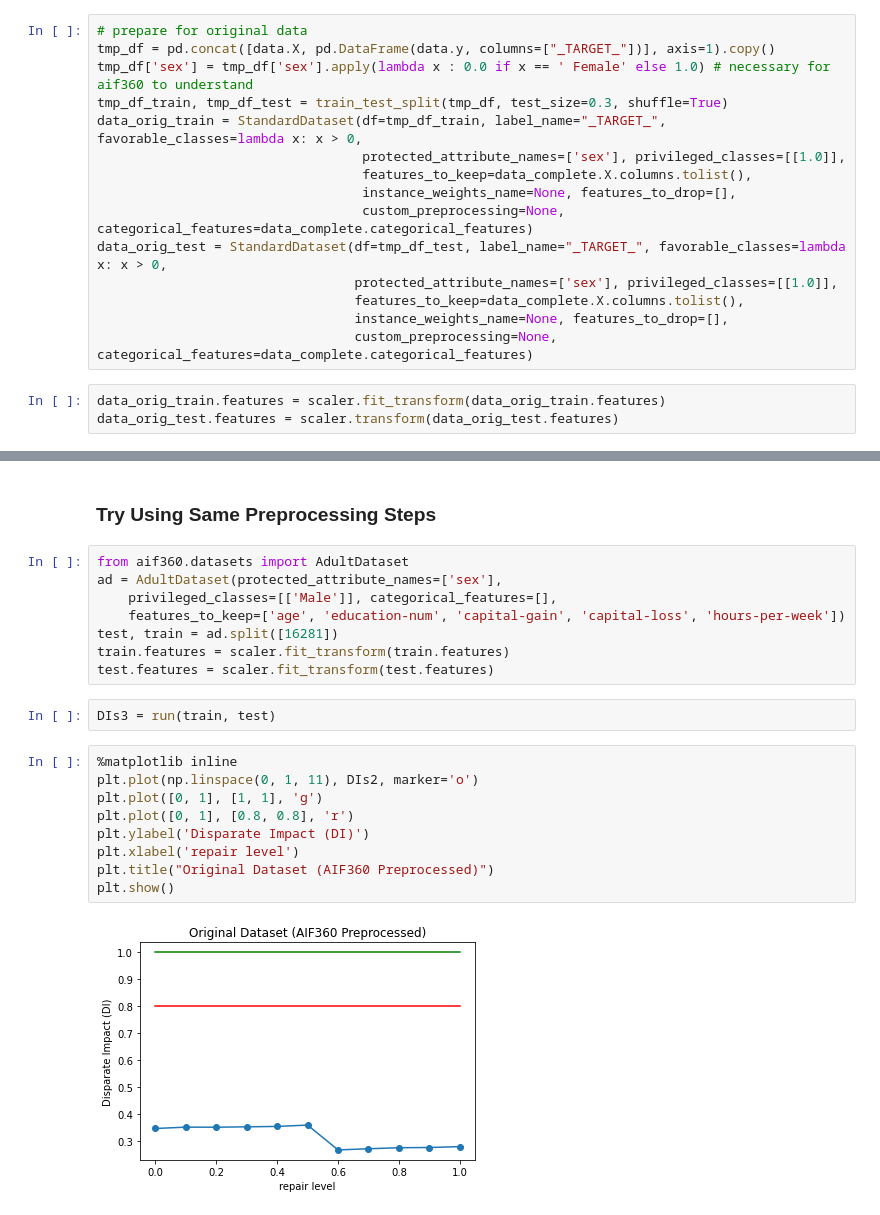
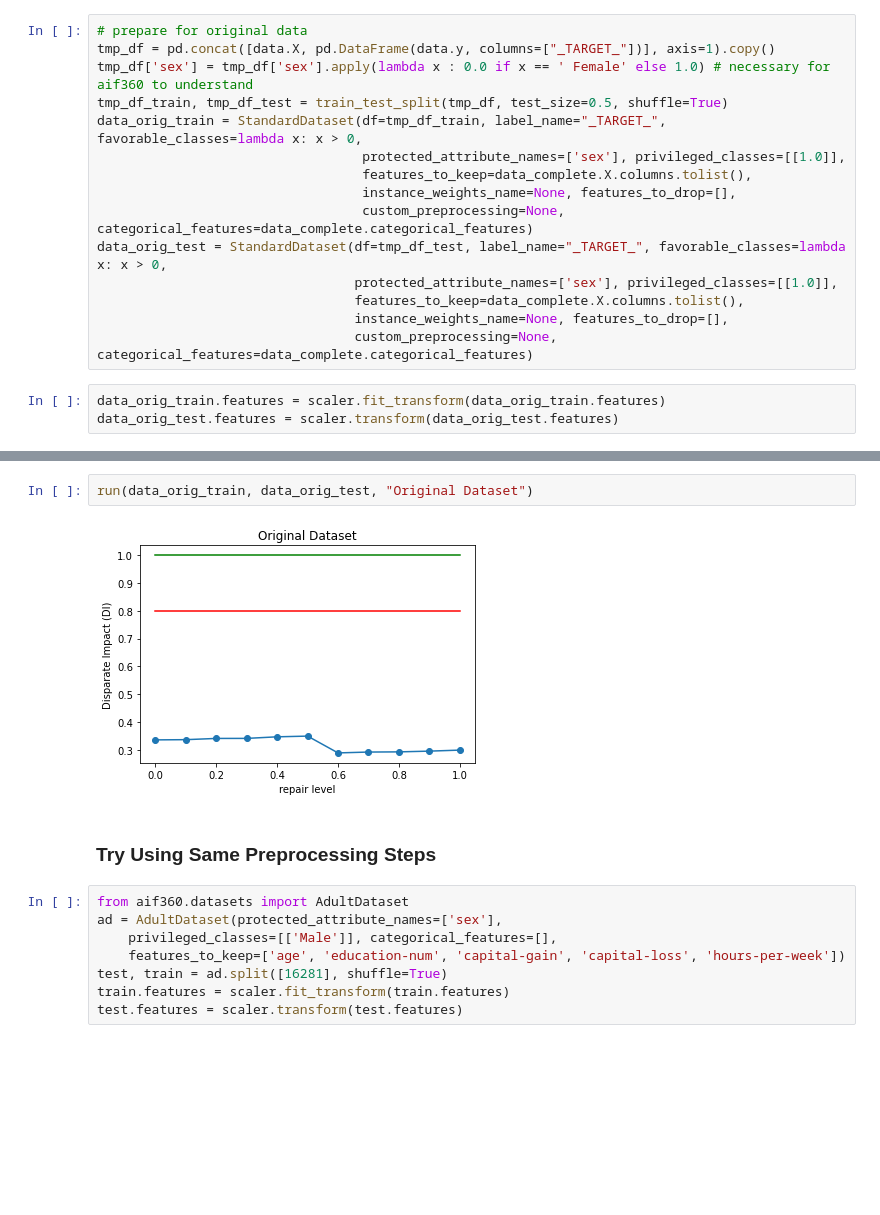
Before and after one commit to teamclouday/DataImputation, a Jupyter notebook: AIF360_Related/Disparate_Impact_Remover.ipynb, the cells around one changed output, grey strips where cells are left out. Drawn from its saved outputs; the diff is of its cells as text; blank space fills up the shorter version.

```diff
--- a/AIF360_Related/Disparate_Impact_Remover.ipynb
+++ b/AIF360_Related/Disparate_Impact_Remover.ipynb
@@ -88,7 +88,7 @@ data_imputed_test.features = scaler.transform(data_imputed_test.features)
 # prepare for original data
 tmp_df = pd.concat([data.X, pd.DataFrame(data.y, columns=["_TARGET_"])], axis=1).copy()
 tmp_df['sex'] = tmp_df['sex'].apply(lambda x : 0.0 if x == ' Female' else 1.0) # necessary for aif360 to understand
-tmp_df_train, tmp_df_test = train_test_split(tmp_df, test_size=0.3, shuffle=True)
+tmp_df_train, tmp_df_test = train_test_split(tmp_df, test_size=0.5, shuffle=True)
 data_orig_train = StandardDataset(df=tmp_df_train, label_name="_TARGET_", favorable_classes=lambda x: x > 0,
                                   protected_attribute_names=['sex'], privileged_classes=[[1.0]],
                                   features_to_keep=data_complete.X.columns.tolist(),
@@ -155,3 +140,7 @@ plt.show()
+# %%
+run(data_orig_train, data_orig_test, "Original Dataset")
+# %% [output]
+[figure, added]
 # %% [markdown]
 ### Try Using Same Preprocessing Steps
 # %%
@@ -159,19 +148,6 @@ from aif360.datasets import AdultDataset
 ad = AdultDataset(protected_attribute_names=['sex'],
     privileged_classes=[['Male']], categorical_features=[],
     features_to_keep=['age', 'education-num', 'capital-gain', 'capital-loss', 'hours-per-week'])
-test, train = ad.split([16281])
+test, train = ad.split([16281], shuffle=True)
 train.features = scaler.fit_transform(train.features)
-test.features = scaler.fit_transform(test.features)
+test.features = scaler.transform(test.features)
-# %%
-DIs3 = run(train, test)
-# %%
-%matplotlib inline
-plt.plot(np.linspace(0, 1, 11), DIs2, marker='o')
-plt.plot([0, 1], [1, 1], 'g')
-plt.plot([0, 1], [0.8, 0.8], 'r')
-plt.ylabel('Disparate Impact (DI)')
-plt.xlabel('repair level')
-plt.title("Original Dataset (AIF360 Preprocessed)")
-plt.show()
-# %% [output]
-[figure, removed]
```
Also changed, not shown: parts of 10 cells of this notebook, 2 other files.
